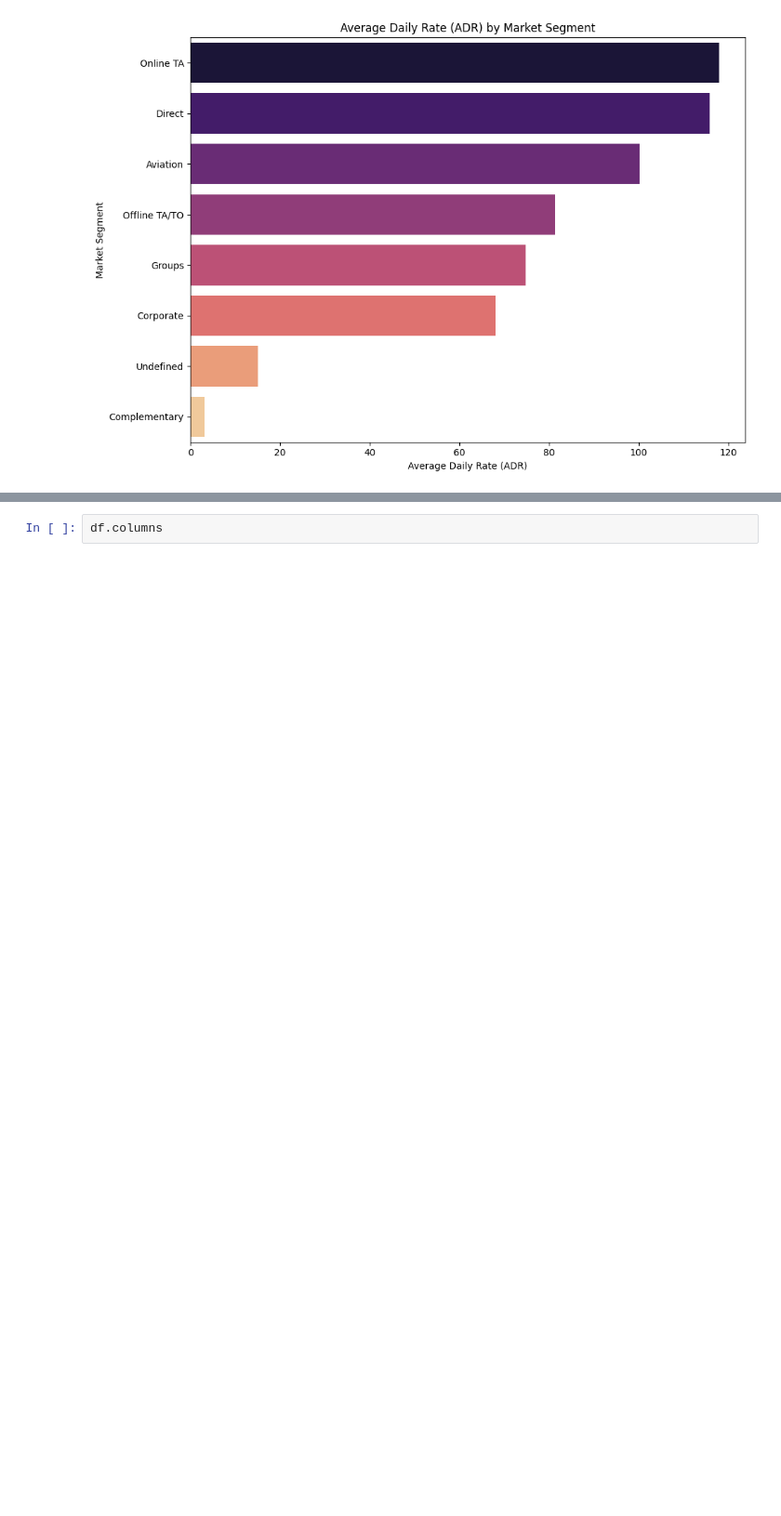
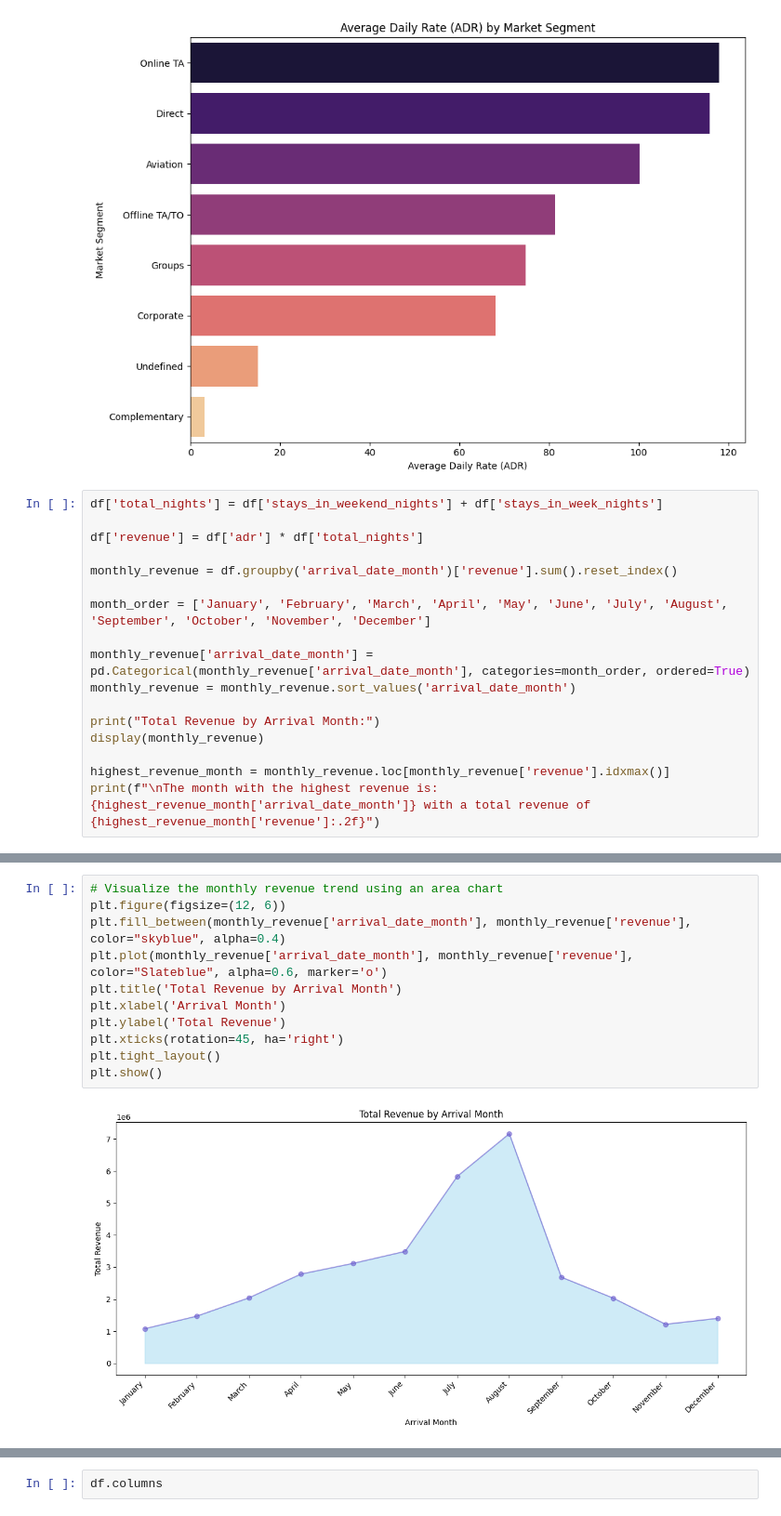
Before and after one commit to mayurimamdi/HotelBookingSystem, a Jupyter notebook: notebooks/01_eda.ipynb, the cells around one changed output, grey strips where cells are left out. Shown at 93% size. Drawn from its saved outputs; the diff is of its cells as text; blank space fills up the shorter version.

```diff
--- a/notebooks/01_eda.ipynb
+++ b/notebooks/01_eda.ipynb
@@ -909,3 +909,20 @@ Passing `palette` without assigning `hue` is deprecated and will be removed in v
 
   sns.barplot(data=average_adr_by_market_segment, y='market_segment', x='adr', palette='magma')
 [figure]
+# %%
+df['total_nights'] = df['stays_in_weekend_nights'] + df['stays_in_week_nights']
+
+df['revenue'] = df['adr'] * df['total_nights']
+
+monthly_revenue = df.groupby('arrival_date_month')['revenue'].sum().reset_index()
+
+month_order = ['January', 'February', 'March', 'April', 'May', 'June', 'July', 'August', 'September', 'October', 'November', 'December']
+
+monthly_revenue['arrival_date_month'] = pd.Categorical(monthly_revenue['arrival_date_month'], categories=month_order, ordered=True)
+monthly_revenue = monthly_revenue.sort_values('arrival_date_month')
+
+print("Total Revenue by Arrival Month:")
+display(monthly_revenue)
+
+highest_revenue_month = monthly_revenue.loc[monthly_revenue['revenue'].idxmax()]
+print(f"\nThe month with the highest revenue is: {highest_revenue_month['arrival_date_month']} with a total revenue of {highest_revenue_month['revenue']:.2f}")
@@ -911,0 +945,13 @@ Passing `palette` without assigning `hue` is deprecated and will be removed in v
+# %%
+# Visualize the monthly revenue trend using an area chart
+plt.figure(figsize=(12, 6))
+plt.fill_between(monthly_revenue['arrival_date_month'], monthly_revenue['revenue'], color="skyblue", alpha=0.4)
+plt.plot(monthly_revenue['arrival_date_month'], monthly_revenue['revenue'], color="Slateblue", alpha=0.6, marker='o')
+plt.title('Total Revenue by Arrival Month')
+plt.xlabel('Arrival Month')
+plt.ylabel('Total Revenue')
+plt.xticks(rotation=45, ha='right')
+plt.tight_layout()
+plt.show()
+# %% [output]
+[figure, added]
```
Also changed, not shown: parts of 2 cells of this notebook.
